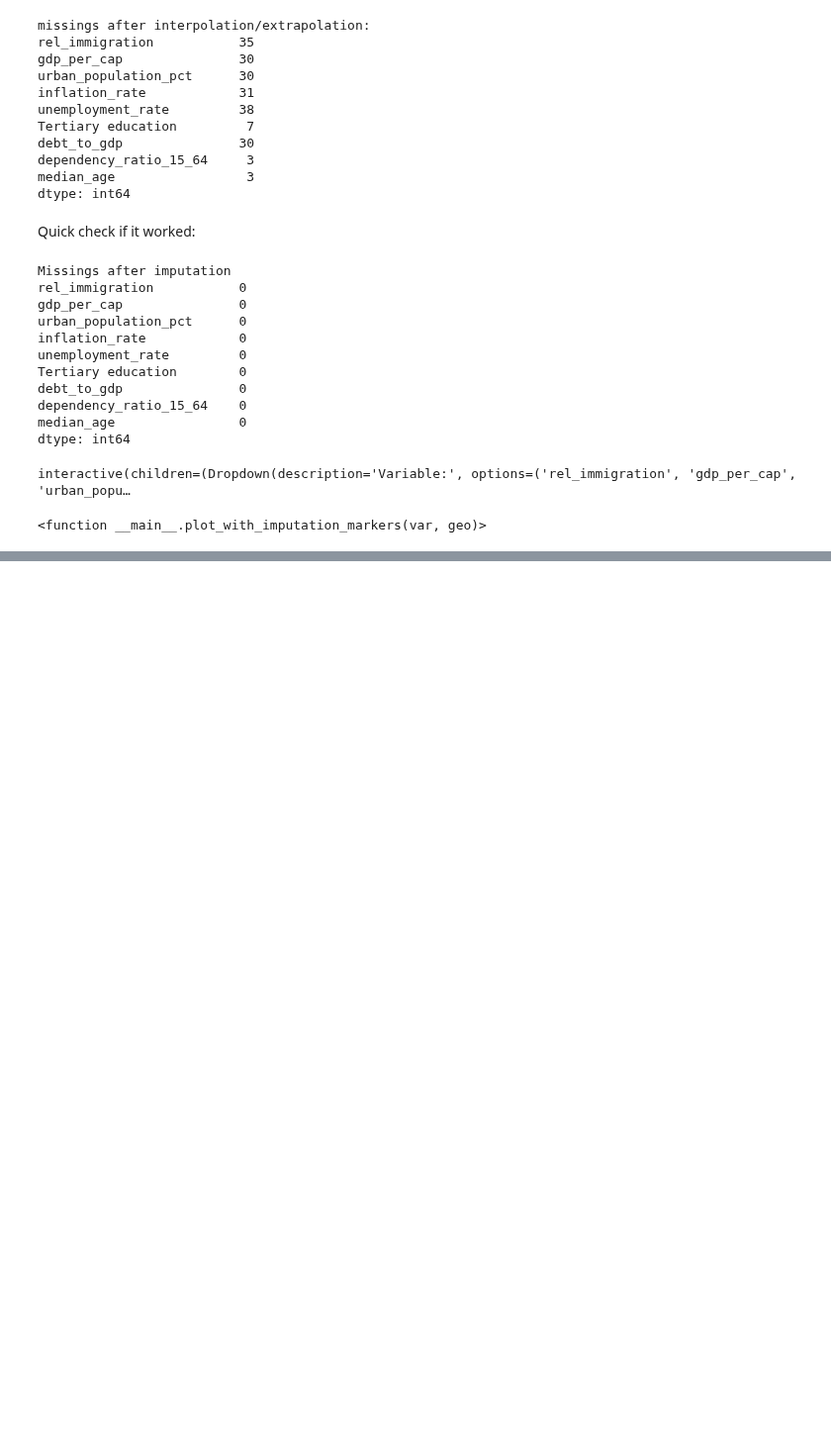
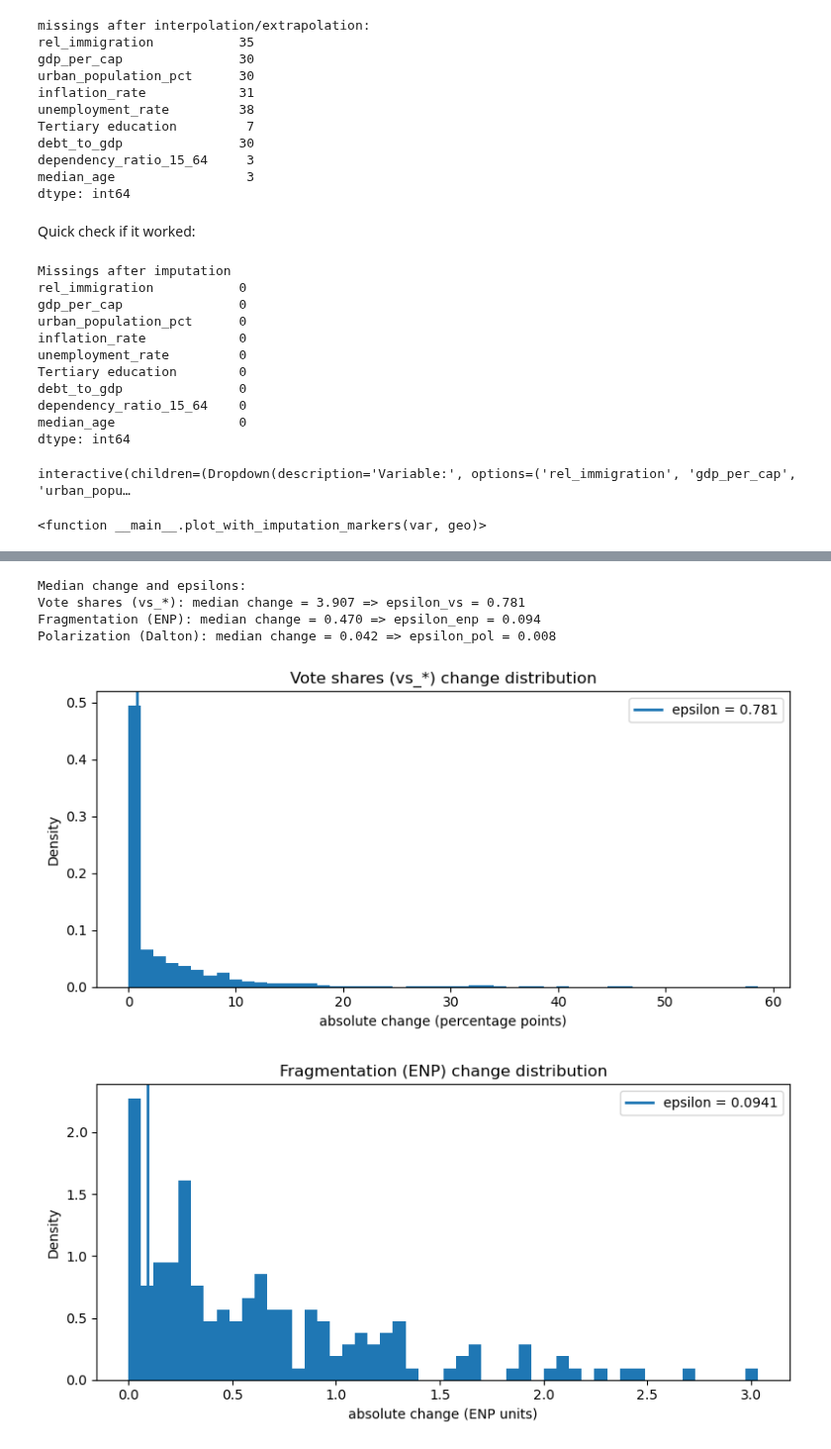
Before and after one commit to StefanSick/exdex_project, a Jupyter notebook: src/Group_20_notebook.ipynb, the cells around one changed output, grey strips where cells are left out. Shown at 99% size. Saved outputs shown, nothing was run; the diff lists cells and outputs as text; code cells hidden in the pictures; blank space fills up the shorter version.

```diff
--- a/src/Group_20_notebook.ipynb
+++ b/src/Group_20_notebook.ipynb
@@ -1119,0 +1231,69 @@ interactive(children=(Dropdown(description='Variable:', options=('rel_immigratio
+# %%
+def absolute_step_changes(df_country_year: pd.DataFrame) -> pd.Series:
+    """
+    for one country:
+        compute pooled absolute election-election changes
+    """
+    step_deltas = df_country_year.sort_index().diff()
+    return step_deltas.abs().stack().dropna()
+
+# voteshare columns
+vs_cols = [c for c in elections.columns if c.startswith("vs_")]
+if len(vs_cols) == 0:
+    raise ValueError("No vote share columns found")
+
+# compute change distributions per variable type
+vs_deltas = []
+enp_deltas = []
+pol_deltas = []
+
+for geo, country_ts in elections.groupby(level=0):
+    country_ts = country_ts.droplevel(0) # election year index
+
+    vs_deltas.append(absolute_step_changes(country_ts[vs_cols]))
+    enp_deltas.append(absolute_step_changes(country_ts[["fragmentation_enp"]]))
+    pol_deltas.append(absolute_step_changes(country_ts[["polarization_dalton"]]))
+
+vs_deltas = pd.concat(vs_deltas, ignore_index=True)
+enp_deltas = pd.concat(enp_deltas, ignore_index=True)
+pol_deltas = pd.concat(pol_deltas, ignore_index=True)
+
+# median changes, but ignore zero voteshare (e.g. party family not present) changes
+vs_deltas_nonzero = vs_deltas[vs_deltas > 0]
+med_vs = float(vs_deltas_nonzero.median())
+med_enp = float(enp_deltas.median())
+med_pol = float(pol_deltas.median())
+
+# compute epsilon (small change tolerance: "noise") per variable type
+epsilon_multiplier = 0.2
+epsilon_vs = med_vs * epsilon_multiplier
+epsilon_enp = med_enp * epsilon_multiplier
+epsilon_pol = med_pol * epsilon_multiplier
+
+print("\nMedian change and epsilons:")
+print(f"Vote shares (vs_*): median change = {med_vs:.3f} => epsilon_vs = {epsilon_vs:.3f}")
+print(f"Fragmentation (ENP): median change = {med_enp:.3f} => epsilon_enp = {epsilon_enp:.3f}")
+print(f"Polarization (Dalton): median change = {med_pol:.3f} => epsilon_pol = {epsilon_pol:.3f}")
+
+# diagnostic plots: distributions of change with epsilon marker
+def plot_abs_delta_hist(abs_deltas: pd.Series, eps: float, title: str, xlabel: str, bins: int = 50):
+    plt.figure(figsize=(8, 4))
+    plt.hist(abs_deltas, bins=bins, density=True)
+    plt.axvline(eps, linewidth=2, label=f"epsilon = {eps:.3g}")
+    plt.title(title)
+    plt.xlabel(xlabel)
+    plt.ylabel("Density")
+    plt.legend()
+    plt.tight_layout()
+    plt.show()
+
+plot_abs_delta_hist(vs_deltas, epsilon_vs, "Vote shares (vs_*) change distribution", "absolute change (percentage points)")
+plot_abs_delta_hist(enp_deltas, epsilon_enp, "Fragmentation (ENP) change distribution", "absolute change (ENP units)")
+plot_abs_delta_hist(pol_deltas, epsilon_pol, "Polarization (Dalton) change distribution", "absolute change (Dalton units)")
+# %% [output]
+Median change and epsilons:
+Vote shares (vs_*): median change = 3.907 => epsilon_vs = 0.781
+Fragmentation (ENP): median change = 0.470 => epsilon_enp = 0.094
+Polarization (Dalton): median change = 0.042 => epsilon_pol = 0.008
+[figure, added]
+[figure, added]
```
Also changed, not shown: parts of 18 cells of this notebook, 1 other file.
